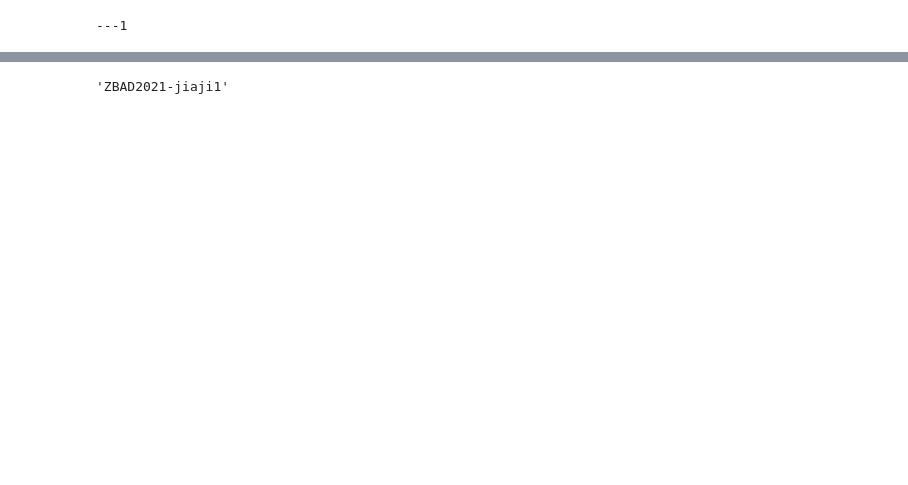
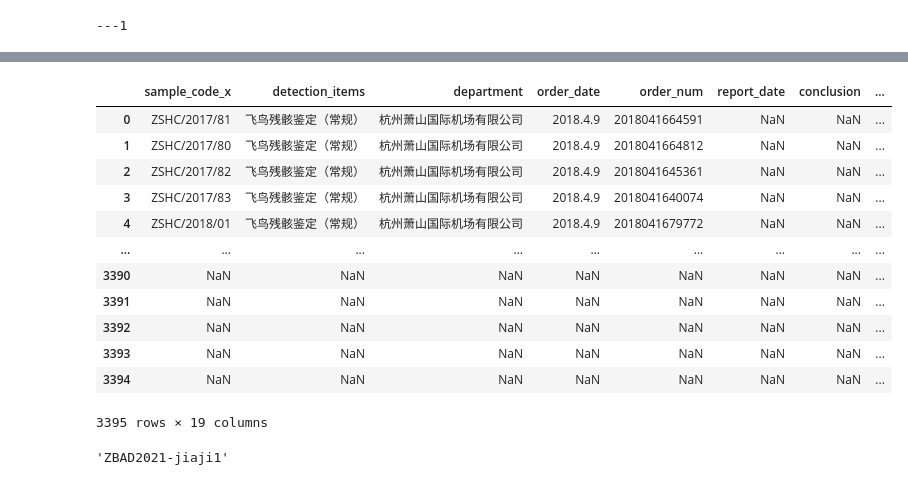
Before and after one commit to afei2357/bird_strike, a Jupyter notebook: backend/import_3_tb.ipynb, the cells around one changed output, grey strips where cells are left out. Cells and saved outputs as stored; diff of their text form; code cells hidden in the pictures; blank space fills up the shorter version.

```diff
--- a/backend/import_3_tb.ipynb
+++ b/backend/import_3_tb.ipynb
@@ -156,6 +111,22 @@ result_df_event_flight = pd.merge(order_df,path_df,left_on=['event_flight'],righ
 # %%
 result_df.to_csv('result_df.tsv',encoding='utf_8_sig',index=False)
 result_df_event_flight.to_csv('result_df_event_flight.tsv',encoding='utf_8_sig',index=False)
+# %%
+result_df
+# %% [output]
+|  | sample_code_x | detection_items | department | order_date | order_num | report_date | conclusion | ... |
+| 0 | ZSHC/2017/81 | 飞鸟残骸鉴定（常规） | 杭州萧山国际机场有限公司 | 2018.4.9 | 2018041664591 | NaN | NaN | ... |
+| 1 | ZSHC/2017/80 | 飞鸟残骸鉴定（常规） | 杭州萧山国际机场有限公司 | 2018.4.9 | 2018041664812 | NaN | NaN | ... |
+| 2 | ZSHC/2017/82 | 飞鸟残骸鉴定（常规） | 杭州萧山国际机场有限公司 | 2018.4.9 | 2018041645361 | NaN | NaN | ... |
+| 3 | ZSHC/2017/83 | 飞鸟残骸鉴定（常规） | 杭州萧山国际机场有限公司 | 2018.4.9 | 2018041640074 | NaN | NaN | ... |
+| 4 | ZSHC/2018/01 | 飞鸟残骸鉴定（常规） | 杭州萧山国际机场有限公司 | 2018.4.9 | 2018041679772 | NaN | NaN | ... |
+| ... | ... | ... | ... | ... | ... | ... | ... | ... |
+| 3390 | NaN | NaN | NaN | NaN | NaN | NaN | NaN | ... |
+| 3391 | NaN | NaN | NaN | NaN | NaN | NaN | NaN | ... |
+| 3392 | NaN | NaN | NaN | NaN | NaN | NaN | NaN | ... |
+| 3393 | NaN | NaN | NaN | NaN | NaN | NaN | NaN | ... |
+| 3394 | NaN | NaN | NaN | NaN | NaN | NaN | NaN | ... |
+3395 rows × 19 columns
 # %%
 s = 'ZBAD2021-加急1'
 s.replace('加急','jiaji')
```
Also changed, not shown: parts of 28 cells of this notebook, 3 other files.
